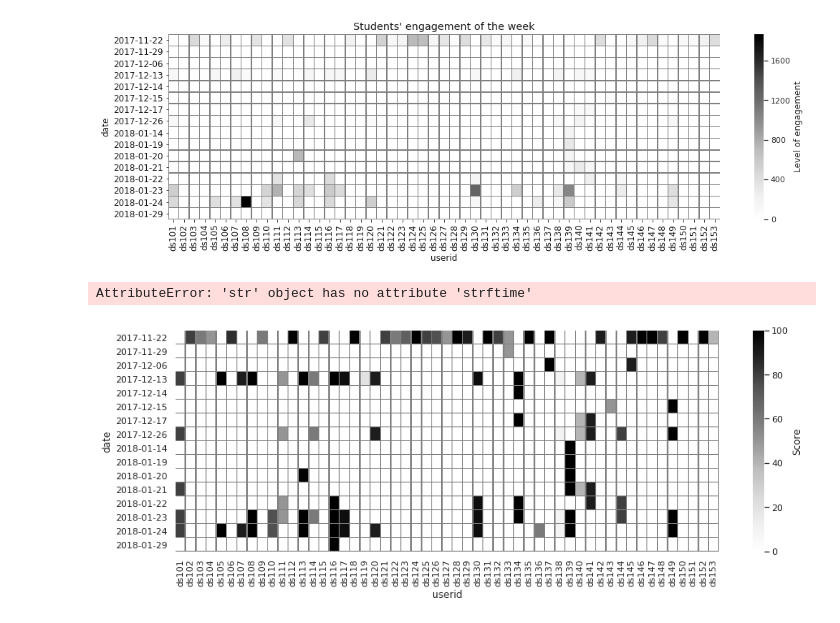
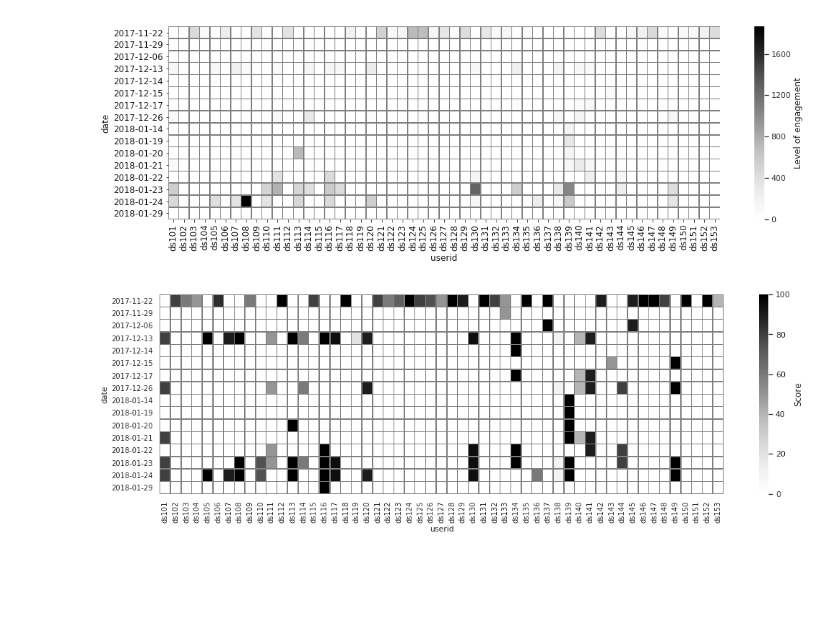
Before and after one commit to owen198/kyoto_ebook, a Jupyter notebook: Data visualization.ipynb, the cells around one changed output. Drawn from its saved outputs; the diff is of its cells as text; code cells hidden in the pictures; blank space fills up the shorter version.

Commit message:
upadate images

```diff
--- a/Data visualization.ipynb
+++ b/Data visualization.ipynb
@@ -50,7 +50,7 @@ kyoto_engage = kyoto_1_clickstream.groupby(['date', 'userid']).size().reset_inde
 # %%
 matplotlib.rcParams.update({'font.size': 12})
 fig1, ax1 = plt.subplots(figsize=(15, 5))
-ax1.set_title('Students\' engagement of the week')
+#ax1.set_title('Students\' engagement of the week')
 
 pivot = plot_df.pivot(index='userid', columns='date', values='counts')
 pivot = pivot.fillna(0).T
@@ -66,38 +66,38 @@ sns.set(font_scale=0.9)
 
 #plot_df['date'] = pd.to_datetime(plot_df['date'])
 #ax1.set_yticklabels([i.strftime("%Y-%m-%d") for i in pivot.index], rotation=0)
+ax1.set_yticklabels(pivot.index, rotation=0)
 fig1.tight_layout()
 fig1.savefig('./images/students_engagement_week.png', dpi=300)
 # %% [output]
-[figure, old version]
+[figure, new version]
 # %%
 kyoto_1_score = pd.read_csv('dataset/data1_score.csv')
 kyoto_x_all = pd.merge(plot_df, kyoto_1_score, on='userid')
 # %%
 
 fig1, ax1 = plt.subplots(figsize=(15, 5))
 #ax1.set_title('Students\' score versus learning activitits per week', fontsize=12)
 pivot = kyoto_x_all.pivot(index='userid', columns='date', values='score')
 #pivot = kyoto_x_all.pivot(index='userid', columns='date', values='score')
 pivot = pivot.fillna(0).T
 #pivot.reindex(set(kyoto_x_all['date'].dt.strftime('%Y-%m-%d')))
 
 sns.set()
 ax1 = sns.heatmap(pivot,
                   cbar_kws={'label': 'Score'},
                   cmap='Greys',
                   linewidths=0.5,
                   linecolor='gray')
 
 sns.set(font_scale=0.9)
 
 #ax1.yaxis_date()
 #plot_df['date'] = pd.to_datetime(kyoto_x_all['date'])
 #ax1.set_xticklabels(kyoto_x_all['date'].dt.strftime('%Y-%m-%d'), rotation=-45, fontsize=12)
 #ax1.set_yticklabels(set(kyoto_x_all['date'].dt.strftime('%Y-%m-%d')), fontsize=12)
-ax1.set_yticklabels([i.strftime("%Y-%m-%d") for i in pivot.index], rotation=0)
+ax1.set_yticklabels(pivot.index, rotation=0)
 fig1.tight_layout()
 fig1.savefig('./images/students_score_week.png', dpi=300)
 # %% [output]
-AttributeError: 'str' object has no attribute 'strftime'
-[figure, old version]
+[figure, new version]
```
Also changed, not shown: parts of 6 cells of this notebook, 3 other files.
